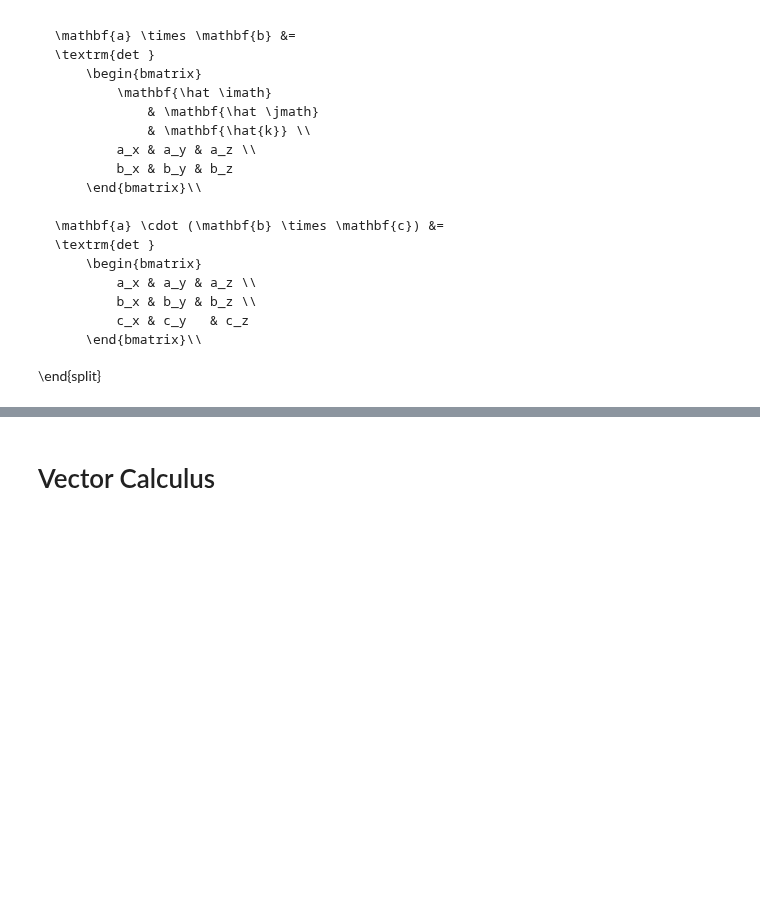
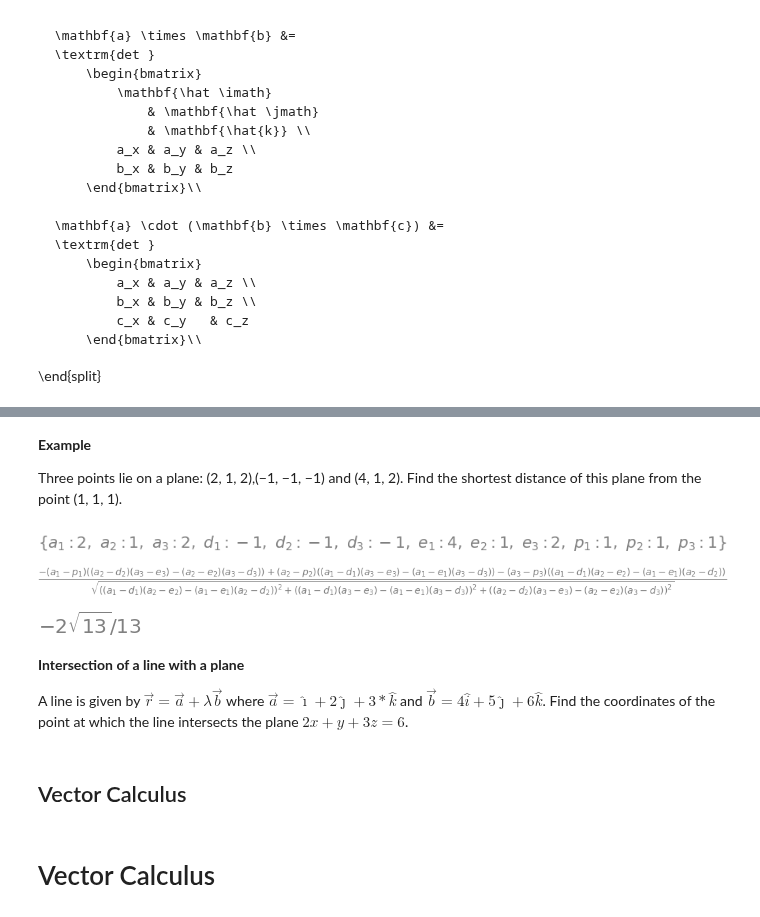
Before and after one commit to JonnyRed/sympy, a Jupyter notebook: maths-cheatsheet.ipynb, the cells around one changed output, grey strips where cells are left out. Saved outputs shown, nothing was run; the diff lists cells and outputs as text; code cells hidden in the pictures; blank space fills up the shorter version.

```diff
--- a/maths-cheatsheet.ipynb
+++ b/maths-cheatsheet.ipynb
@@ -266,0 +386,40 @@ def print_aligned_latex_equations(*args):
+# %% [markdown]
+__Example__
+
+Three points lie on a plane: (2, 1, 2),(−1, −1, −1) and (4, 1, 2).
+Find the shortest distance of this plane from the point (1, 1, 1).
+# %%
+A = reference_frame("A")
+p, a, d, e = [sp.symbols(f'{ch}_{{1:4}}', real=True) for ch in "pade"]
+vec_p, vec_a, vec_d, vec_e = [vector(A, *_) for _ in [p, a, d, e]]
+
+definitions = collections.OrderedDict(
+    list(zip(p, (1, 1, 1)))
+    + list(zip(a, (2, 1, 2)))
+    + list(zip(d, (-1, -1, -1)))
+    + list(zip(e, (4, 1, 2)))
+
+)
+definitions
+# %% [output]
+[figure, added]
+# %%
+vec_b = vec_a - vec_d
+vec_c = vec_a - vec_e
+vec_n = spv.cross(vec_b, vec_c).simplify()
+vec_n_hat = vec_n.normalize().simplify()
+d = spv.dot(vec_p - vec_a, vec_n_hat).simplify()
+d
+# %% [output]
+[figure, added]
+# %%
+d.subs(definitions)
+# %% [output]
+[figure, added]
+# %% [markdown]
+__Intersection of a line with a plane__
+
+A line is given by $\vec r = \vec a + \lambda \vec b$
+where $\vec a = \hat \imath + 2 \hat \jmath + 3* \hat k$
+and $\vec b = 4 \hat i + 5 \hat \jmath + 6 \hat k$. Find the coordinates
+of the point at which the line intersects the plane $2 x + y + 3 z = 6$.
@@ -267,3 +441,5 @@ def print_aligned_latex_equations(*args):
+# %% [markdown]
+## Vector Calculus
 # %%
 F = reference_frame("F")
 x, y, z = sp.symbols("x, y, z", real=True)
```
Also changed, not shown: parts of 13 cells of this notebook.
